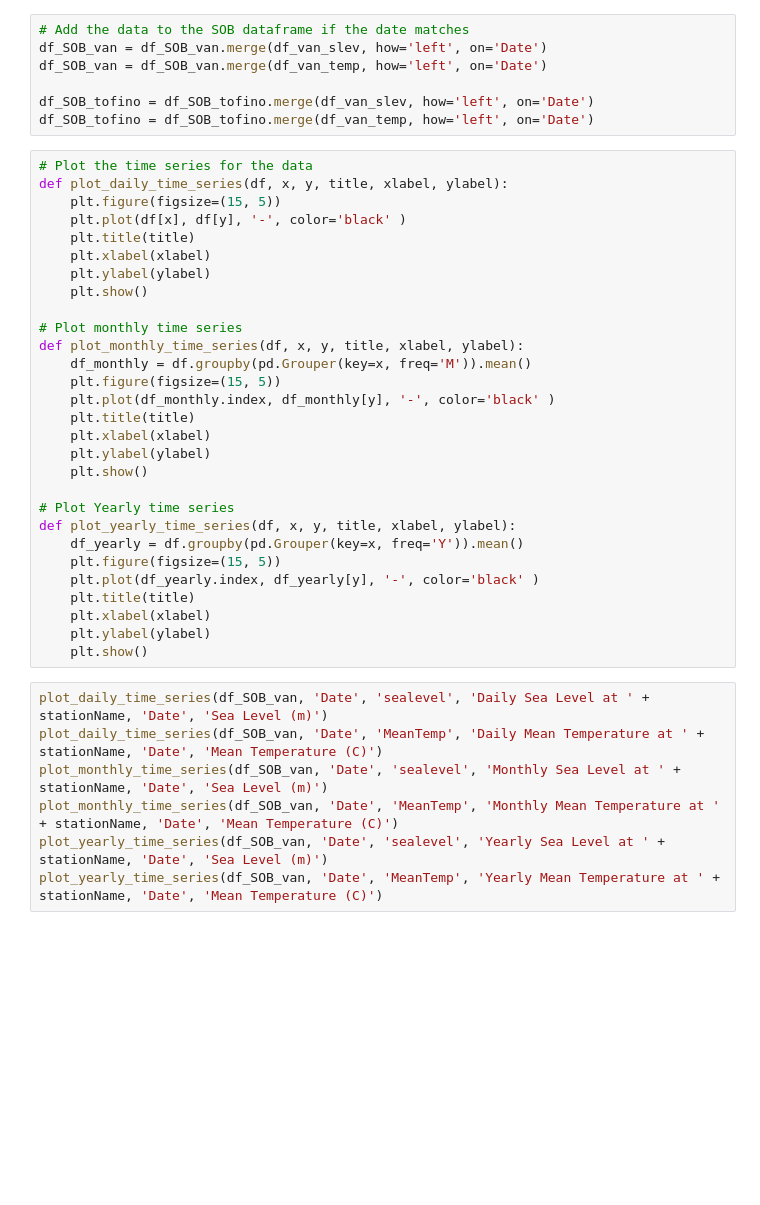
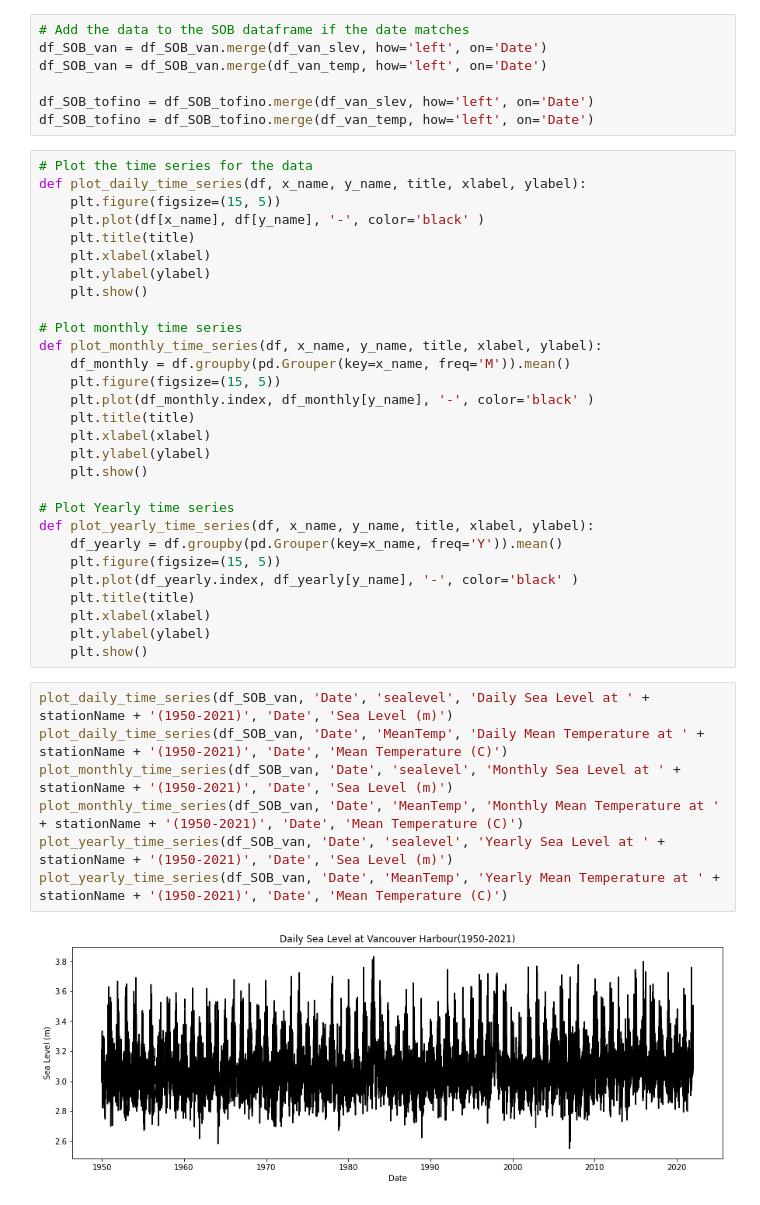
Before and after one commit to Mourud/sea-level-temp-data-analysis, a Jupyter notebook: Final_Project.ipynb, the cells around one changed output. Cells and saved outputs as stored; diff of their text form; blank space fills up the shorter version.

```diff
--- a/Final_Project.ipynb
+++ b/Final_Project.ipynb
@@ -47,37 +48,39 @@ df_SOB_tofino = df_SOB_tofino.merge(df_van_slev, how='left', on='Date')
 df_SOB_tofino = df_SOB_tofino.merge(df_van_temp, how='left', on='Date')
 # %%
 # Plot the time series for the data
-def plot_daily_time_series(df, x, y, title, xlabel, ylabel):
+def plot_daily_time_series(df, x_name, y_name, title, xlabel, ylabel):
     plt.figure(figsize=(15, 5))
-    plt.plot(df[x], df[y], '-', color='black' )
+    plt.plot(df[x_name], df[y_name], '-', color='black' )
     plt.title(title)
     plt.xlabel(xlabel)
     plt.ylabel(ylabel)
     plt.show()
 
 # Plot monthly time series
-def plot_monthly_time_series(df, x, y, title, xlabel, ylabel):
-    df_monthly = df.groupby(pd.Grouper(key=x, freq='M')).mean()
+def plot_monthly_time_series(df, x_name, y_name, title, xlabel, ylabel):
+    df_monthly = df.groupby(pd.Grouper(key=x_name, freq='M')).mean()
     plt.figure(figsize=(15, 5))
-    plt.plot(df_monthly.index, df_monthly[y], '-', color='black' )
+    plt.plot(df_monthly.index, df_monthly[y_name], '-', color='black' )
     plt.title(title)
     plt.xlabel(xlabel)
     plt.ylabel(ylabel)
     plt.show()
 
 # Plot Yearly time series
-def plot_yearly_time_series(df, x, y, title, xlabel, ylabel):
-    df_yearly = df.groupby(pd.Grouper(key=x, freq='Y')).mean()
+def plot_yearly_time_series(df, x_name, y_name, title, xlabel, ylabel):
+    df_yearly = df.groupby(pd.Grouper(key=x_name, freq='Y')).mean()
     plt.figure(figsize=(15, 5))
-    plt.plot(df_yearly.index, df_yearly[y], '-', color='black' )
+    plt.plot(df_yearly.index, df_yearly[y_name], '-', color='black' )
     plt.title(title)
     plt.xlabel(xlabel)
     plt.ylabel(ylabel)
     plt.show()
 # %%
-plot_daily_time_series(df_SOB_van, 'Date', 'sealevel', 'Daily Sea Level at ' + stationName, 'Date', 'Sea Level (m)')
-plot_daily_time_series(df_SOB_van, 'Date', 'MeanTemp', 'Daily Mean Temperature at ' + stationName, 'Date', 'Mean Temperature (C)')
-plot_monthly_time_series(df_SOB_van, 'Date', 'sealevel', 'Monthly Sea Level at ' + stationName, 'Date', 'Sea Level (m)')
-plot_monthly_time_series(df_SOB_van, 'Date', 'MeanTemp', 'Monthly Mean Temperature at ' + stationName, 'Date', 'Mean Temperature (C)')
-plot_yearly_time_series(df_SOB_van, 'Date', 'sealevel', 'Yearly Sea Level at ' + stationName, 'Date', 'Sea Level (m)')
-plot_yearly_time_series(df_SOB_van, 'Date', 'MeanTemp', 'Yearly Mean Temperature at ' + stationName, 'Date', 'Mean Temperature (C)')
+plot_daily_time_series(df_SOB_van, 'Date', 'sealevel', 'Daily Sea Level at ' + stationName + '(1950-2021)', 'Date', 'Sea Level (m)')
+plot_daily_time_series(df_SOB_van, 'Date', 'MeanTemp', 'Daily Mean Temperature at ' + stationName + '(1950-2021)', 'Date', 'Mean Temperature (C)')
+plot_monthly_time_series(df_SOB_van, 'Date', 'sealevel', 'Monthly Sea Level at ' + stationName + '(1950-2021)', 'Date', 'Sea Level (m)')
+plot_monthly_time_series(df_SOB_van, 'Date', 'MeanTemp', 'Monthly Mean Temperature at ' + stationName + '(1950-2021)', 'Date', 'Mean Temperature (C)')
+plot_yearly_time_series(df_SOB_van, 'Date', 'sealevel', 'Yearly Sea Level at ' + stationName + '(1950-2021)', 'Date', 'Sea Level (m)')
+plot_yearly_time_series(df_SOB_van, 'Date', 'MeanTemp', 'Yearly Mean Temperature at ' + stationName + '(1950-2021)', 'Date', 'Mean Temperature (C)')
+# %% [output]
+[figure, added]
```
Also changed, not shown: parts of 6 cells of this notebook.
